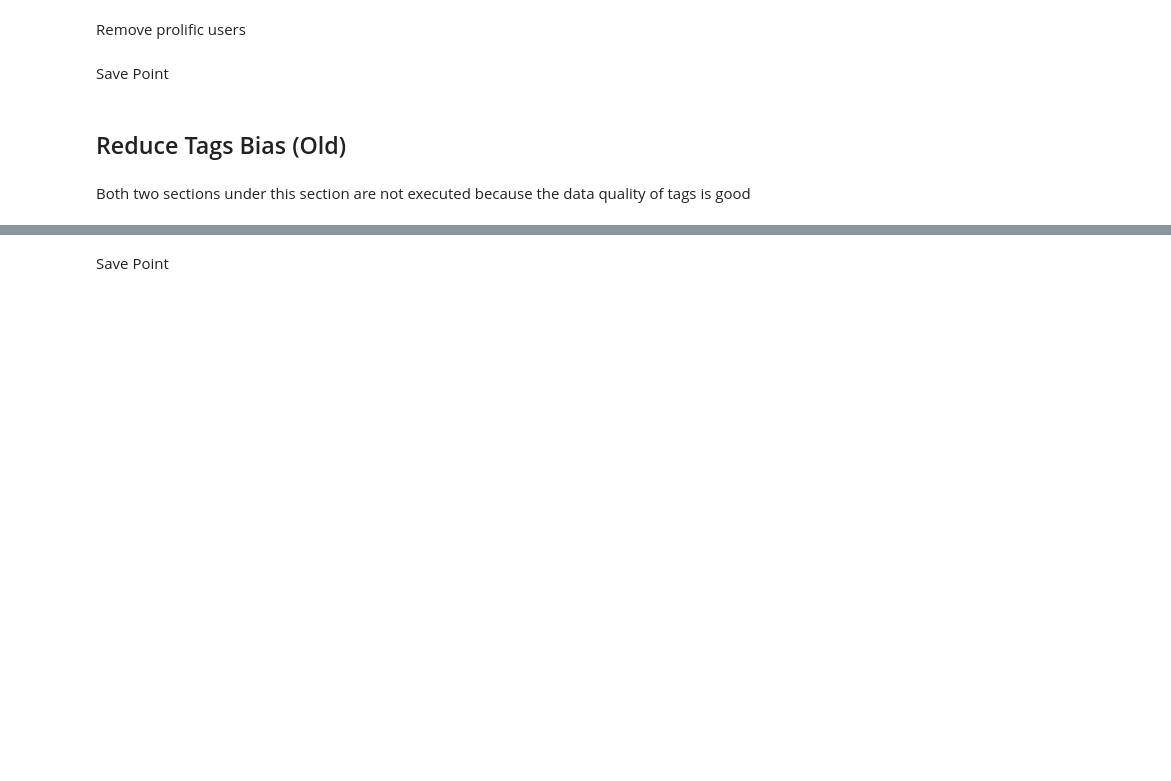
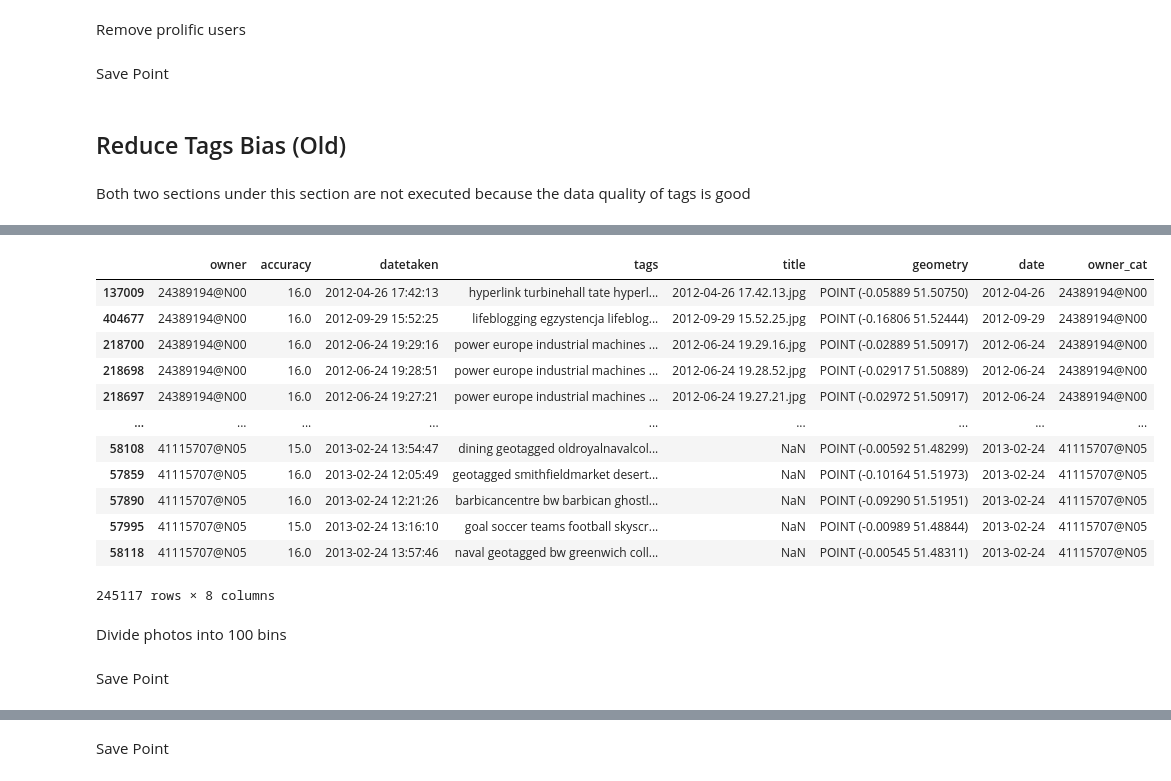
Before and after one commit to leyixu21/Semantic-Trajectory, a Jupyter notebook: clean_flickr_data.ipynb, the cells around one changed output, grey strips where cells are left out. Drawn from its saved outputs; the diff is of its cells as text; code cells hidden in the pictures; blank space fills up the shorter version.

```diff
--- a/clean_flickr_data.ipynb
+++ b/clean_flickr_data.ipynb
@@ -266,0 +321,27 @@ Both two sections under this section are not executed because the data quality o
+# %%
+# sort the data based on the contribution of users (photos of most prolific users are on the top)
+gdf_sorted = gdf.copy()
+gdf_sorted['owner_cat'] = pd.Categorical(
+    gdf_sorted['owner'],
+    categories=users,
+    ordered=True
+)
+gdf_sorted = gdf_sorted.sort_values('owner_cat')
+
+gdf_sorted
+# %% [output]
+|  | owner | accuracy | datetaken | tags | title | geometry | date | owner_cat |
+| 137009 | 24389194@N00 | 16.0 | 2012-04-26 17:42:13 | hyperlink turbinehall tate hyperl... | 2012-04-26 17.42.13.jpg | POINT (-0.05889 51.50750) | 2012-04-26 | 24389194@N00 |
+| 404677 | 24389194@N00 | 16.0 | 2012-09-29 15:52:25 | lifeblogging egzystencja lifeblog... | 2012-09-29 15.52.25.jpg | POINT (-0.16806 51.52444) | 2012-09-29 | 24389194@N00 |
+| 218700 | 24389194@N00 | 16.0 | 2012-06-24 19:29:16 | power europe industrial machines ... | 2012-06-24 19.29.16.jpg | POINT (-0.02889 51.50917) | 2012-06-24 | 24389194@N00 |
+| 218698 | 24389194@N00 | 16.0 | 2012-06-24 19:28:51 | power europe industrial machines ... | 2012-06-24 19.28.52.jpg | POINT (-0.02917 51.50889) | 2012-06-24 | 24389194@N00 |
+| 218697 | 24389194@N00 | 16.0 | 2012-06-24 19:27:21 | power europe industrial machines ... | 2012-06-24 19.27.21.jpg | POINT (-0.02972 51.50917) | 2012-06-24 | 24389194@N00 |
+| ... | ... | ... | ... | ... | ... | ... | ... | ... |
+| 58108 | 41115707@N05 | 15.0 | 2013-02-24 13:54:47 | dining geotagged oldroyalnavalcol... | NaN | POINT (-0.00592 51.48299) | 2013-02-24 | 41115707@N05 |
+| 57859 | 41115707@N05 | 16.0 | 2013-02-24 12:05:49 | geotagged smithfieldmarket desert... | NaN | POINT (-0.10164 51.51973) | 2013-02-24 | 41115707@N05 |
+| 57890 | 41115707@N05 | 16.0 | 2013-02-24 12:21:26 | barbicancentre bw barbican ghostl... | NaN | POINT (-0.09290 51.51951) | 2013-02-24 | 41115707@N05 |
+| 57995 | 41115707@N05 | 15.0 | 2013-02-24 13:16:10 | goal soccer teams football skyscr... | NaN | POINT (-0.00989 51.48844) | 2013-02-24 | 41115707@N05 |
+| 58118 | 41115707@N05 | 16.0 | 2013-02-24 13:57:46 | naval geotagged bw greenwich coll... | NaN | POINT (-0.00545 51.48311) | 2013-02-24 | 41115707@N05 |
+245117 rows × 8 columns
+# %% [markdown]
+Divide photos into 100 bins
@@ -266,0 +375,2 @@ Both two sections under this section are not executed because the data quality o
+# %% [markdown]
+Save Point
```
Also changed, not shown: parts of 39 cells of this notebook.
